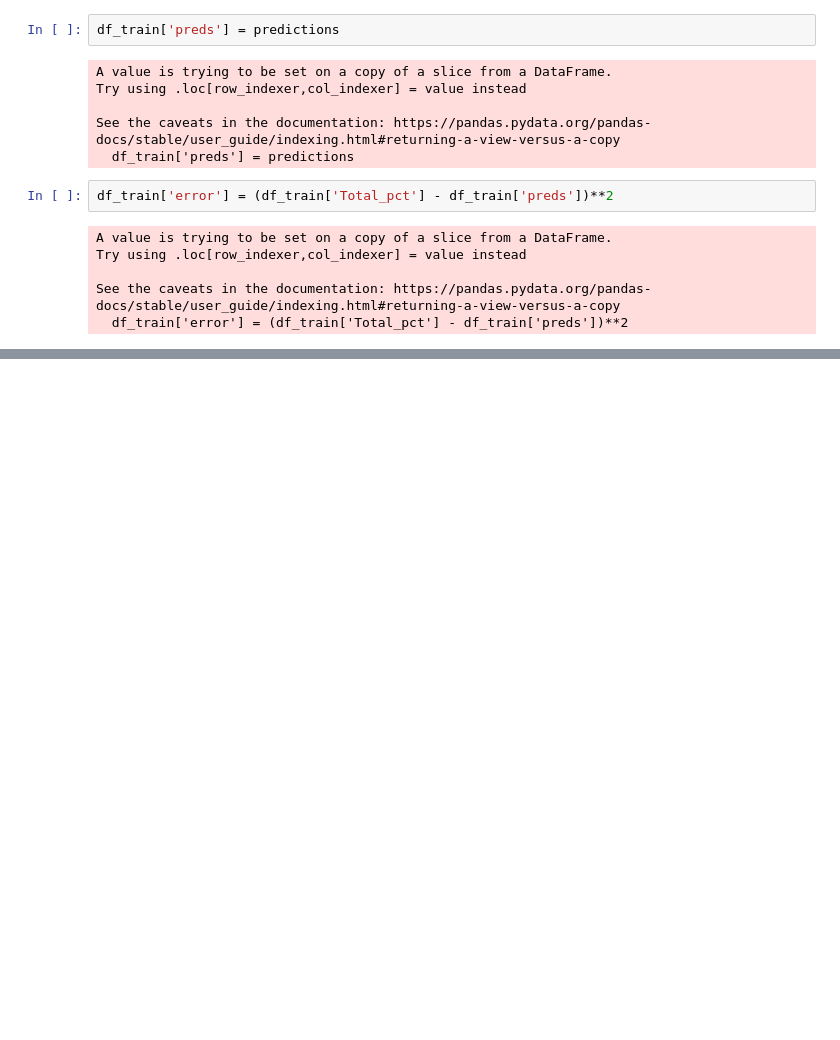
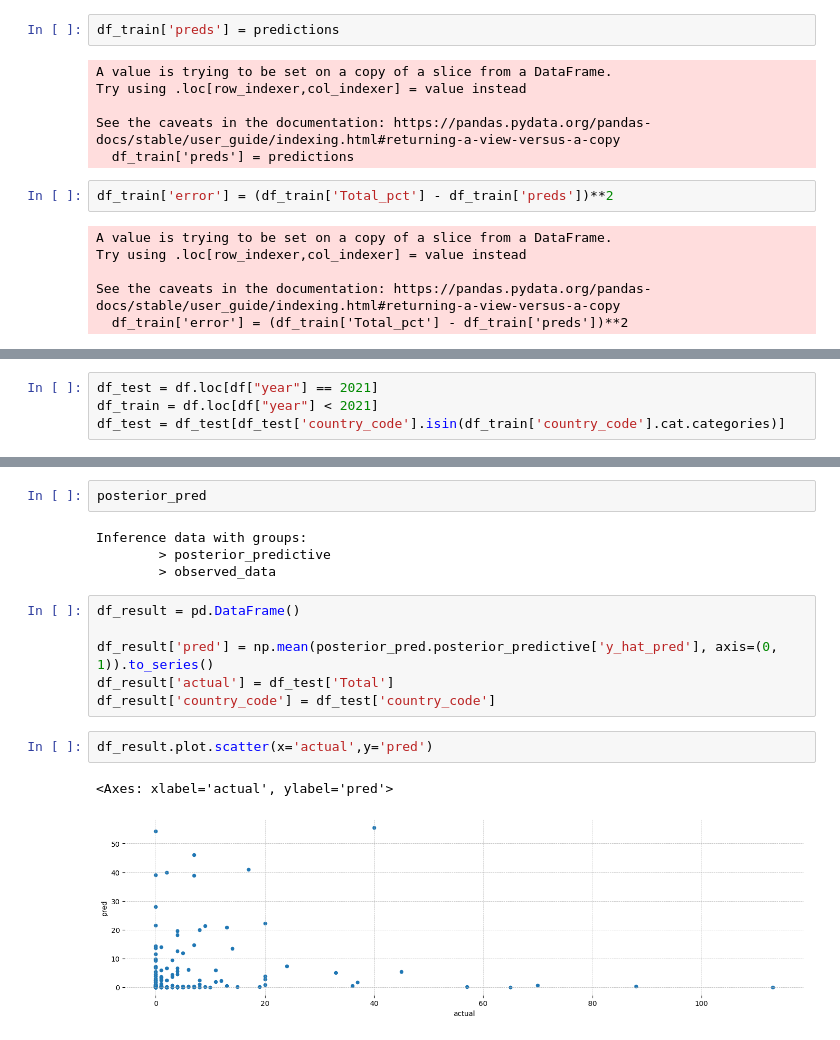
Before and after one commit to andrewpwalters/Paris-2024-Predictions, a Jupyter notebook: Notebook/Model.ipynb, the cells around one changed output, grey strips where cells are left out. Drawn from its saved outputs; the diff is of its cells as text; blank space fills up the shorter version.

```diff
--- a/Notebook/Model.ipynb
+++ b/Notebook/Model.ipynb
@@ -229,0 +219,4 @@ df_train
+# %%
+df_test = df.loc[df["year"] == 2021]
+df_train = df.loc[df["year"] < 2021]
+df_test = df_test[df_test['country_code'].isin(df_train['country_code'].cat.categories)]
@@ -229,0 +431,17 @@ df_train
+# %%
+posterior_pred
+# %% [output]
+Inference data with groups:
+        > posterior_predictive
+        > observed_data
+# %%
+df_result = pd.DataFrame()
+
+df_result['pred'] = np.mean(posterior_pred.posterior_predictive['y_hat_pred'], axis=(0, 1)).to_series()
+df_result['actual'] = df_test['Total']
+df_result['country_code'] = df_test['country_code']
+# %%
+df_result.plot.scatter(x='actual',y='pred')
+# %% [output]
+<Axes: xlabel='actual', ylabel='pred'>
+[figure, added]
```
Also changed, not shown: parts of 25 cells of this notebook, 2 other files.
